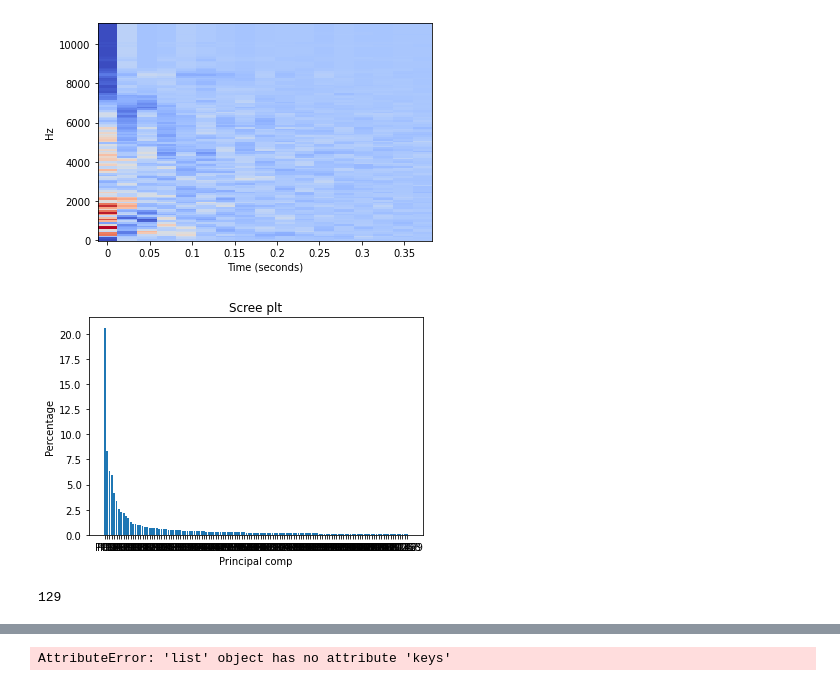
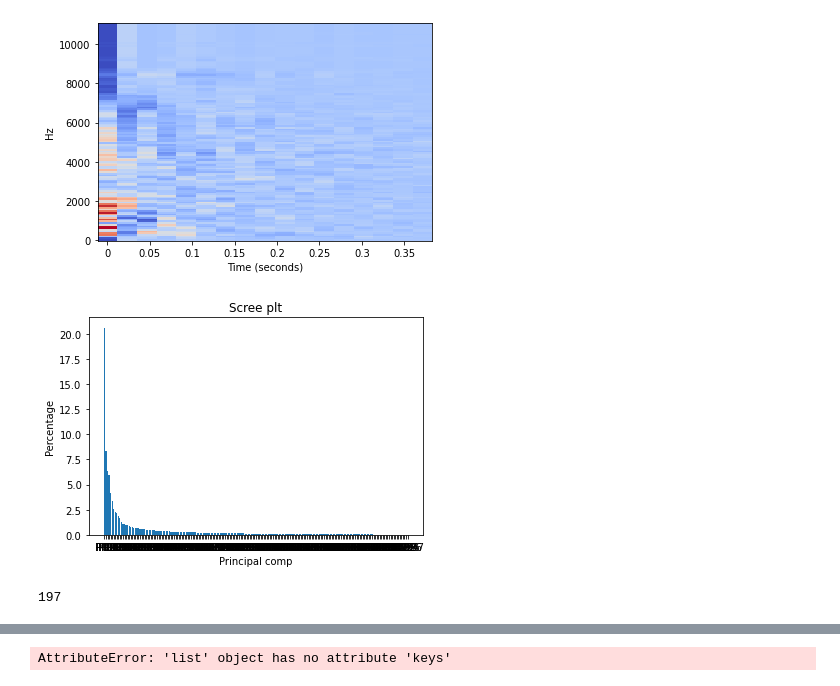
Before and after one commit to KSiva199/Final-Project-Audio, a Jupyter notebook: practice.ipynb, the cells around one changed output, grey strips where cells are left out. Drawn from its saved outputs; the diff is of its cells as text; code cells hidden in the pictures.

```diff
--- a/practice.ipynb
+++ b/practice.ipynb
@@ -236,34 +236,36 @@ for i,m_spec in enumerate(mel_spectrogram):
 # %%
 import pickle
 import pandas as pd
+import numpy as np
+from matplotlib import pyplot as plt
 features=[]
 target=[]
 with open("data/mel_spectrograms.pickle", "rb") as f:
     data = pickle.load(f)
     for j in range(0,len(data)):
         for i in range(0,len(data[j])):
             features.append(data[j][i].flatten())
             target.append(j)
 features_df=pd.DataFrame(features)
 features_df.fillna(0,inplace=True)
 from sklearn.preprocessing import StandardScaler
 scaler=StandardScaler()
 scaled=scaler.fit_transform(features_df)
 from sklearn.decomposition import PCA
-pca = PCA(0.95)
+pca = PCA(0.99)
 pca.fit(scaled)
 pca_data = pca.transform(scaled)
 per_var = np.round(pca.explained_variance_ratio_* 100,decimals=1)
 labels = ['PC' + str(x) for x in range(1, len(per_var) + 1)]
 
 plt.bar(x = range(1,len(per_var)+1),height=per_var,tick_label = labels)
 plt.ylabel('Percentage')
 plt.xlabel('Principal comp')
 plt.title('Scree plt')
 plt.show()
 pca.n_components_
 # %% [output]
-[figure, old version]
+[figure, new version]
-129
+197
 # %%
 from sklearn.model_selection import train_test_split
```
Also changed, not shown: parts of 1 cell of this notebook.
